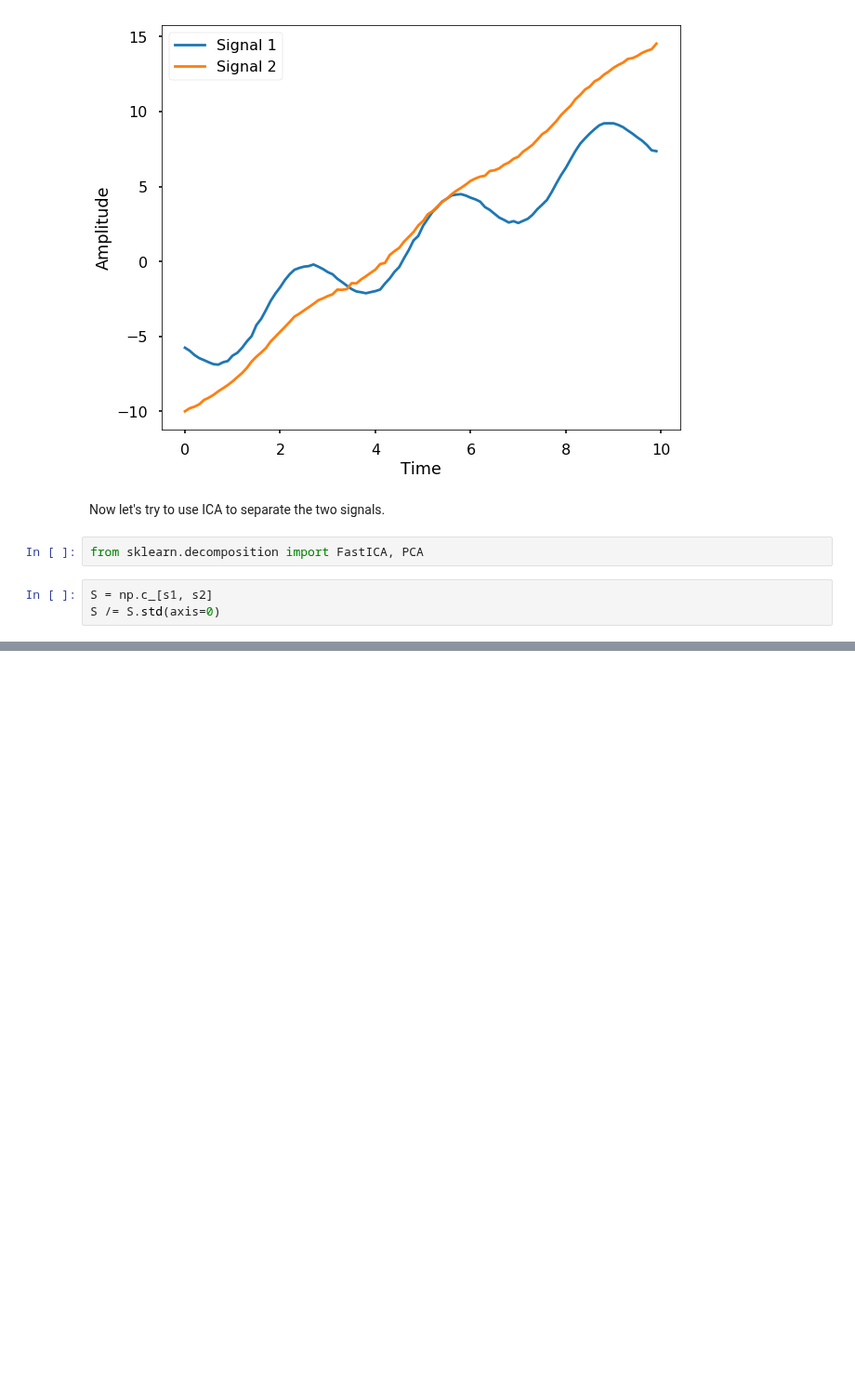
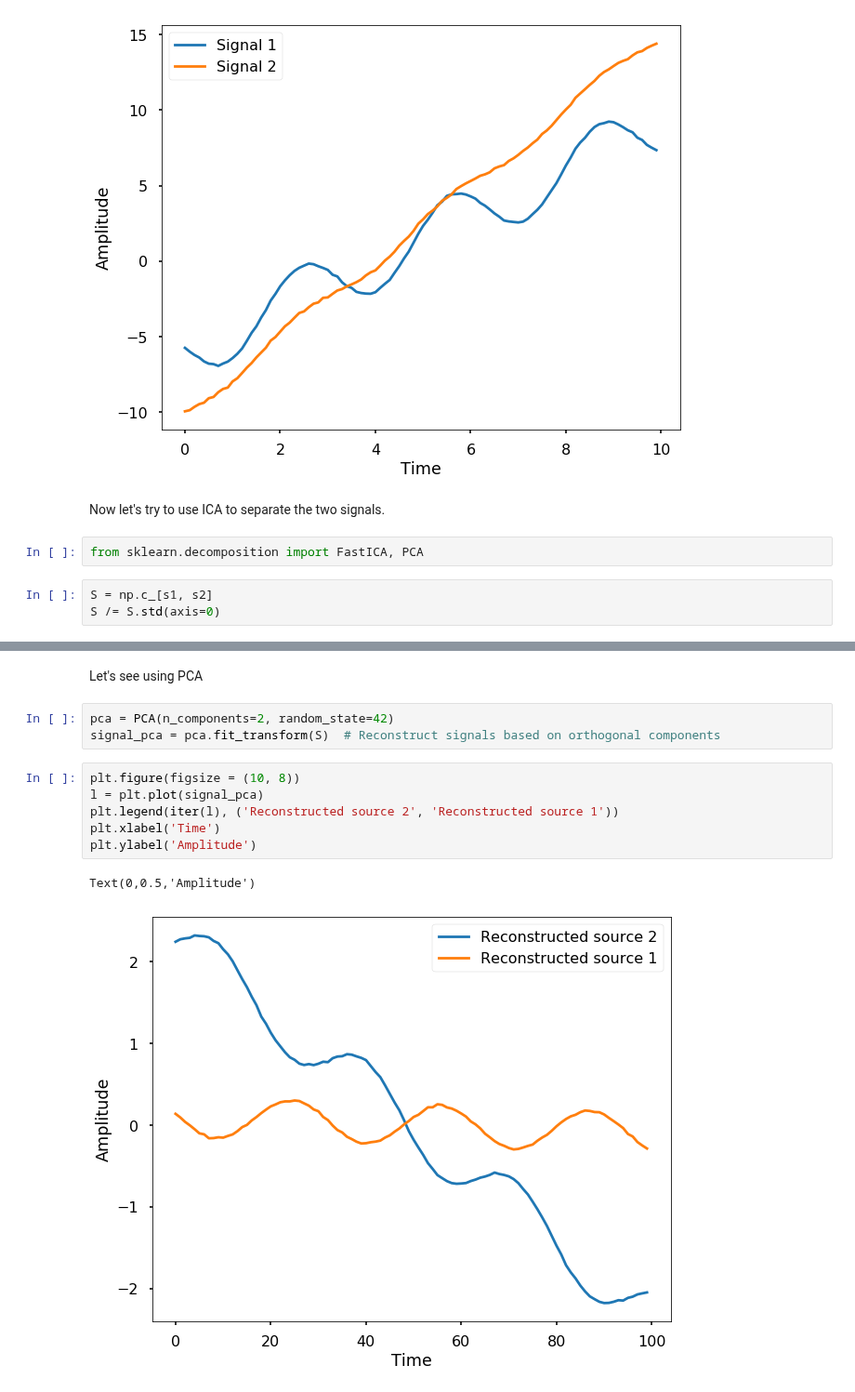
Before and after one commit to qingkaikong/blog, a Jupyter notebook: 2018_28_PCA_and_ICA/PCA_and_ICA.ipynb, the cells around one changed output, grey strips where cells are left out. Shown at 93% size. Cells and saved outputs as stored; diff of their text form; blank space fills up the shorter version.

```diff
--- a/2018_28_PCA_and_ICA/PCA_and_ICA.ipynb
+++ b/2018_28_PCA_and_ICA/PCA_and_ICA.ipynb
@@ -66,0 +67,14 @@ Text(0,0.5,'Amplitude')
+# %% [markdown]
+Let's see using PCA
+# %%
+pca = PCA(n_components=2, random_state=42)
+signal_pca = pca.fit_transform(S)  # Reconstruct signals based on orthogonal components
+# %%
+plt.figure(figsize = (10, 8))
+l = plt.plot(signal_pca)
+plt.legend(iter(l), ('Reconstructed source 2', 'Reconstructed source 1'))
+plt.xlabel('Time')
+plt.ylabel('Amplitude')
+# %% [output]
+Text(0,0.5,'Amplitude')
+[figure, added]
```
Also changed, not shown: parts of 3 cells of this notebook.
